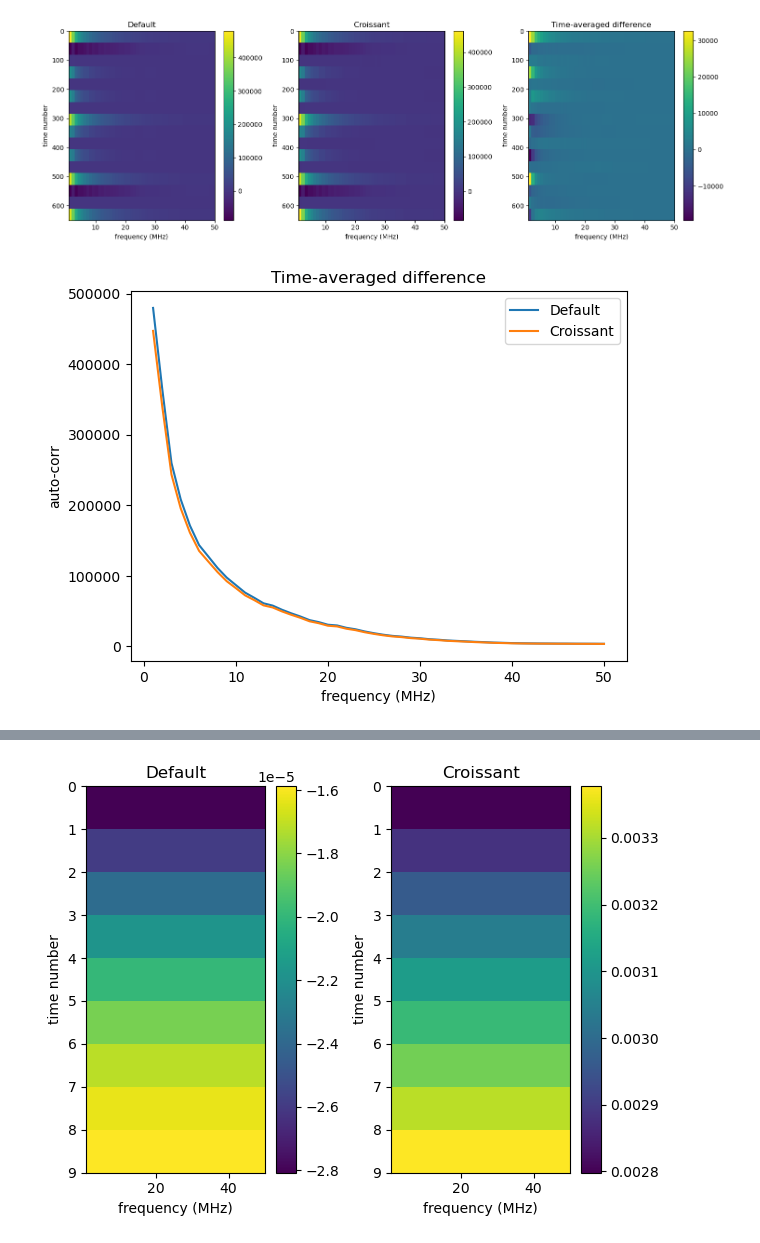
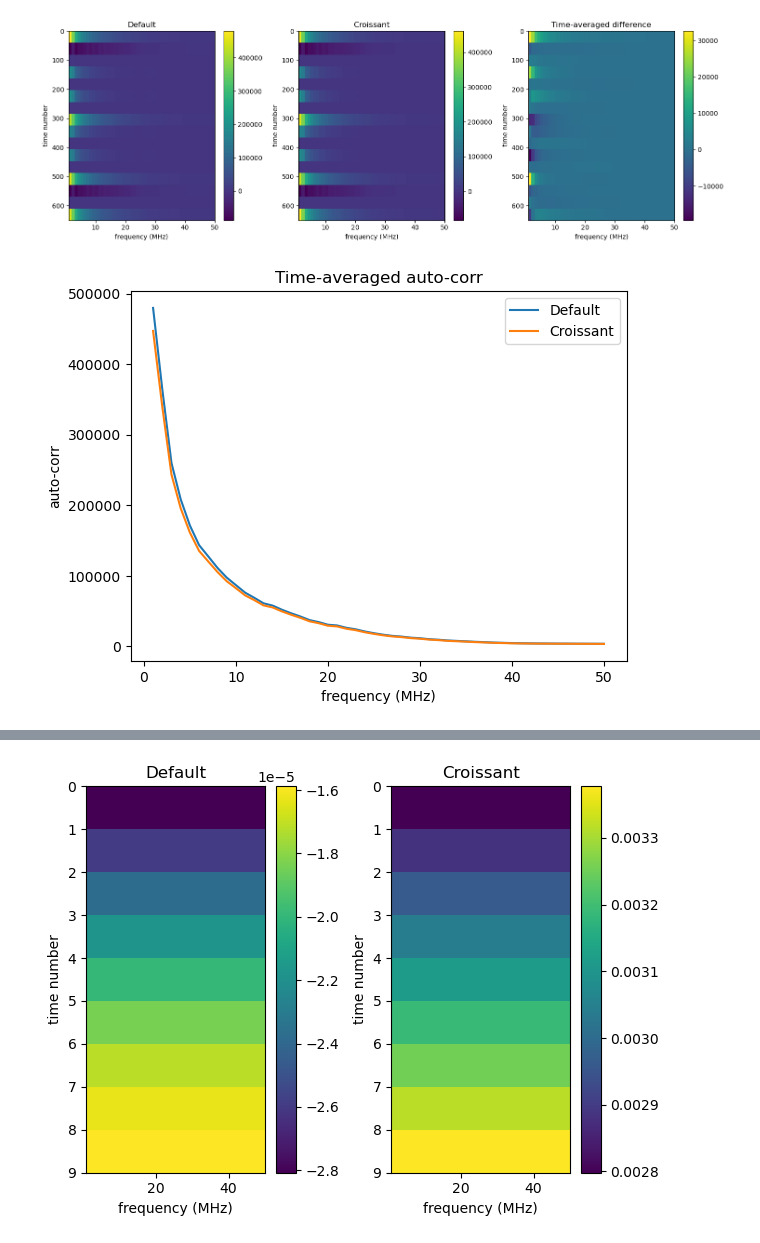
Before and after one commit to lusee-night/luseepy, a Jupyter notebook: simulation/output/plot_default_vs_cro_sims.ipynb, the cells around one changed output, grey strips where cells are left out. Saved outputs shown, nothing was run; the diff lists cells and outputs as text; code cells hidden in the pictures.

```diff
--- a/simulation/output/plot_default_vs_cro_sims.ipynb
+++ b/simulation/output/plot_default_vs_cro_sims.ipynb
@@ -71,13 +71,13 @@ plt.tight_layout()
 # %%
 plt.plot(D.freq,D_avg[0], label='Default')
 plt.plot(D.freq,D_avg_cro[0], label='Croissant')
 plt.xlabel('frequency (MHz)')
 plt.ylabel('auto-corr')
-plt.title('Time-averaged difference')
+plt.title('Time-averaged auto-corr')
 plt.legend()
 plt.show()
 # %% [output]
-[figure, old version]
+[figure, new version]
 # %%
 #single pixel test
 
```
Also changed, not shown: parts of 2 cells of this notebook.
